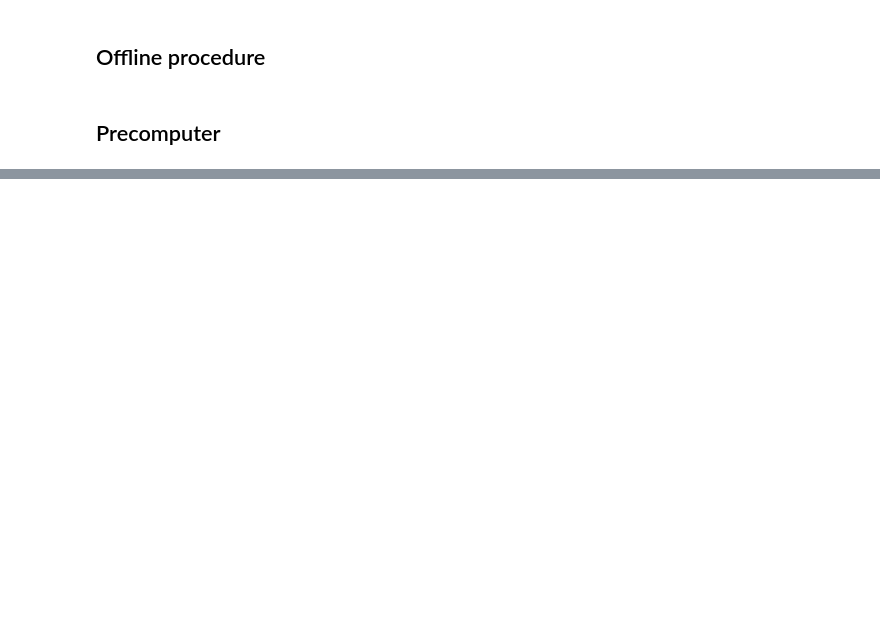
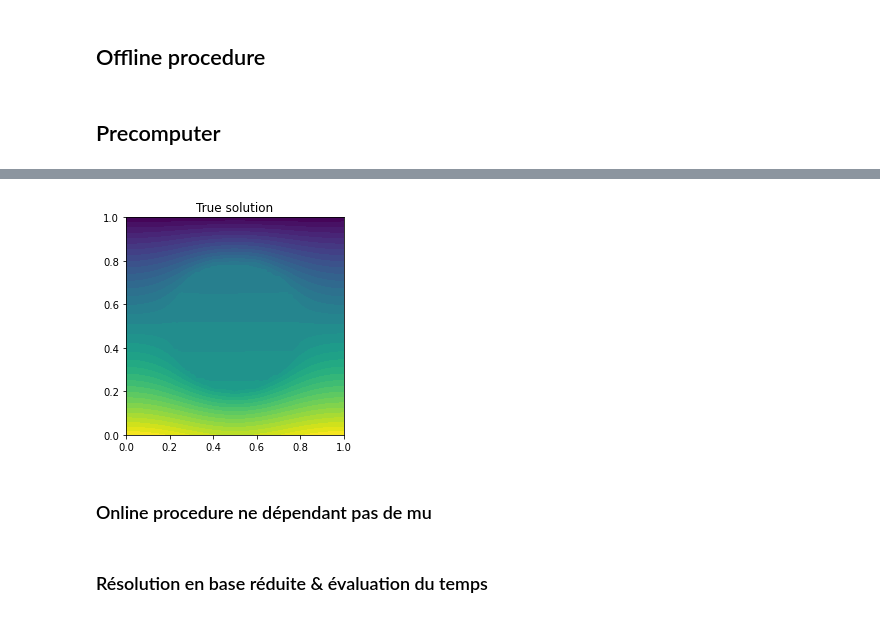
Before and after one commit to pjbenard/-4GMM-CRMB, a Jupyter notebook: Code_Python/POD-Fenics-propre.ipynb, the cells around one changed output, grey strips where cells are left out. Drawn from its saved outputs; the diff is of its cells as text; code cells hidden in the pictures; blank space fills up the shorter version.

```diff
--- a/Code_Python/POD-Fenics-propre.ipynb
+++ b/Code_Python/POD-Fenics-propre.ipynb
@@ -108,8 +108,8 @@ def Solver(mu):
     # Passage en dolfin.Function
     Sol = Function(V)
     Sol.vector().set_local(u2)
-    c = plot(Sol)
-    plt.colorbar(c)
+    #c = plot(Sol)
+    #plt.colorbar(c)
 
     return np.array([Sol,A2,b2])
 # %%
@@ -221,0 +266,6 @@ def pre_computer(Base,mu):
+# %%
+mu_test = np.array([10,1])
+# %%
+%%time
+
+U_true = Solver(mu_test)[0]
@@ -221,0 +275,8 @@ def pre_computer(Base,mu):
+# %%
+c = plot(U_true)
+plt.title("True solution")
+plt.show()
+# %% [output]
+[figure, added]
+# %% [markdown]
+### Online procedure ne dépendant pas de mu
@@ -221,0 +285,2 @@ def pre_computer(Base,mu):
+# %% [markdown]
+### Résolution en base réduite & évaluation du temps
```
Also changed, not shown: parts of 13 cells of this notebook.
